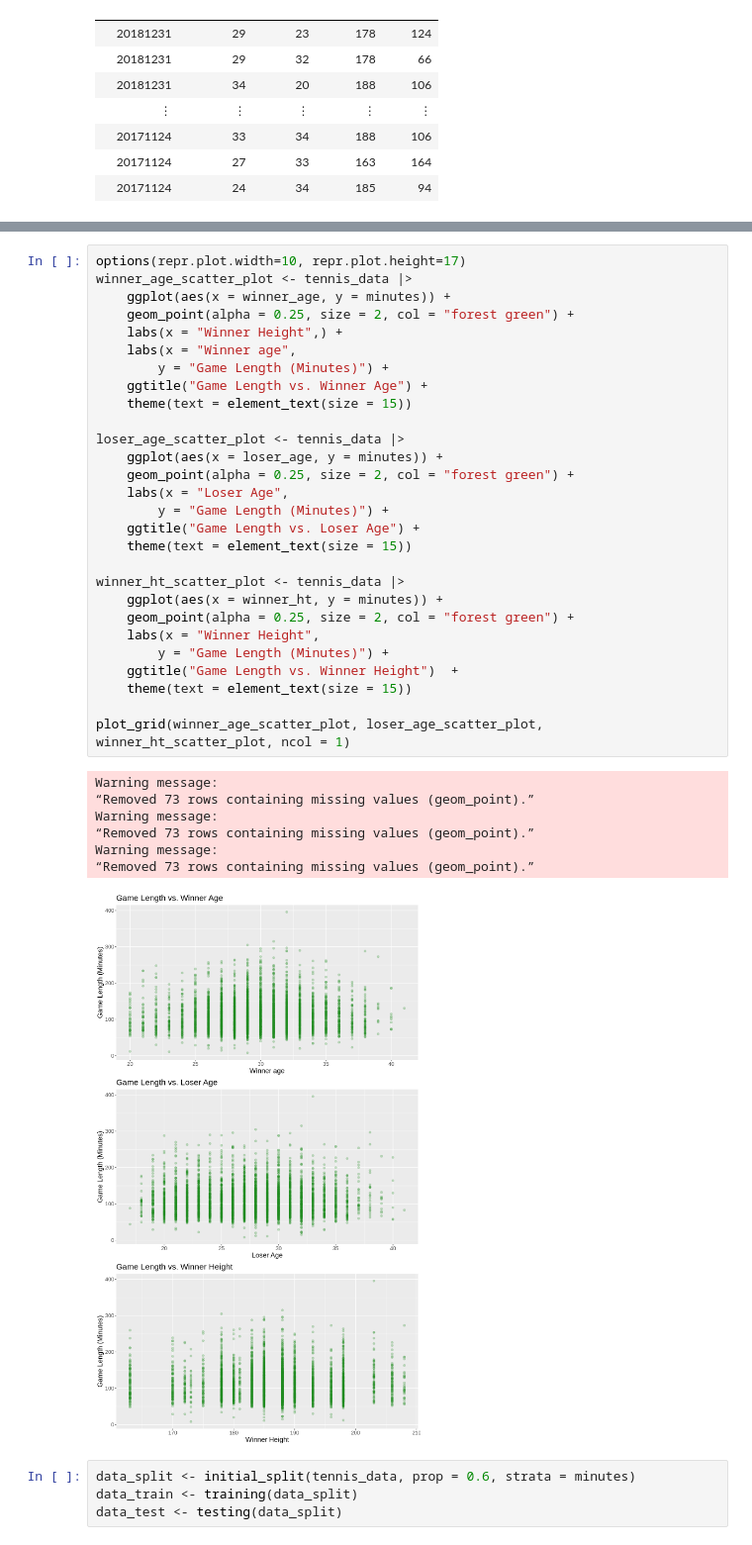
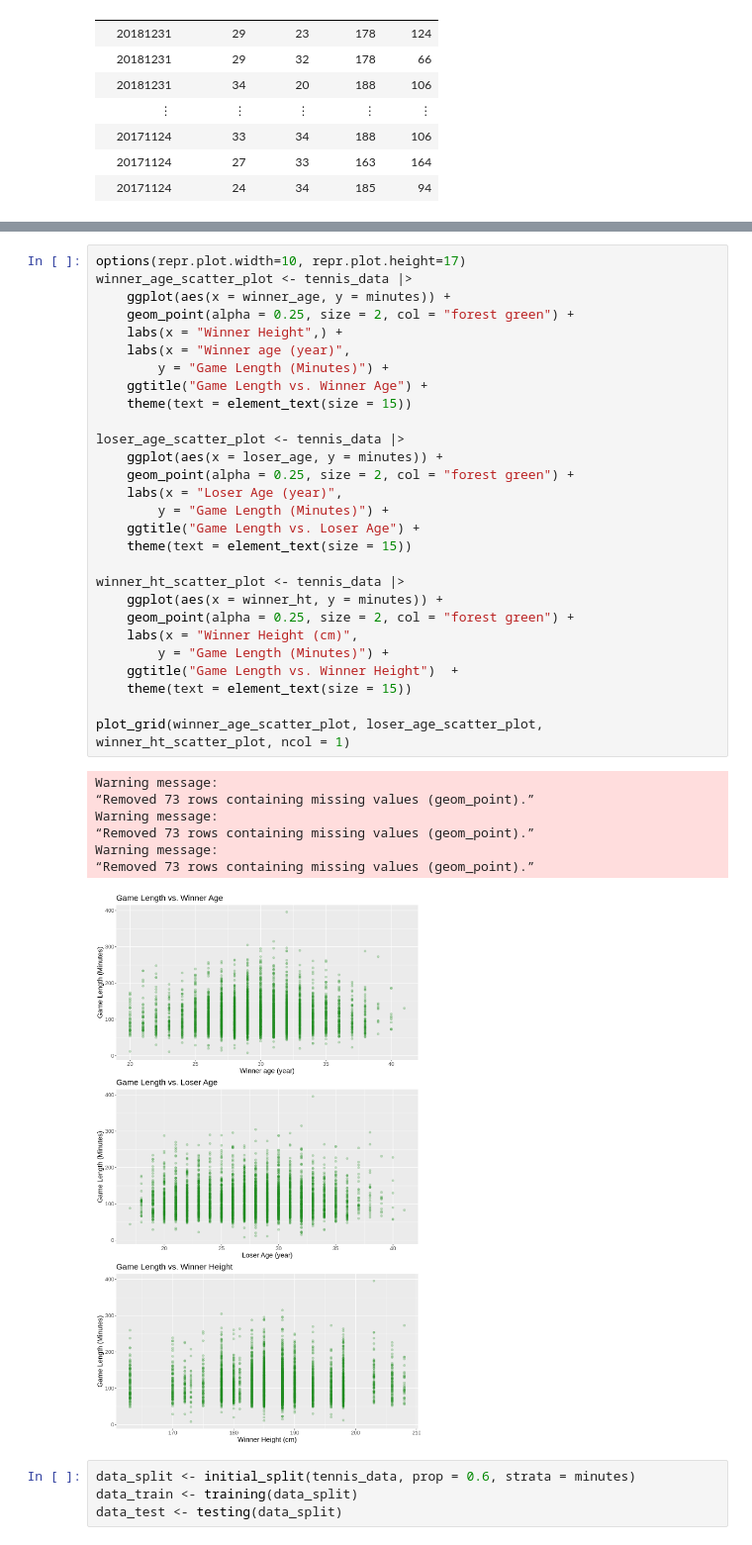
Before and after one commit to keelbeier/dsci100-group69, a Jupyter notebook: group_project_report.ipynb, the cells around one changed output, grey strips where cells are left out. Shown at 99% size. Cells and saved outputs as stored; diff of their text form.

```diff
--- a/group_project_report.ipynb
+++ b/group_project_report.ipynb
@@ -100,37 +120,37 @@ options(repr.plot.width=10, repr.plot.height=17)
 winner_age_scatter_plot <- tennis_data |>
     ggplot(aes(x = winner_age, y = minutes)) +
     geom_point(alpha = 0.25, size = 2, col = "forest green") +
     labs(x = "Winner Height",) +
-    labs(x = "Winner age",
+    labs(x = "Winner age (year)",
         y = "Game Length (Minutes)") +
     ggtitle("Game Length vs. Winner Age") +
     theme(text = element_text(size = 15))
 
 loser_age_scatter_plot <- tennis_data |>
     ggplot(aes(x = loser_age, y = minutes)) +
     geom_point(alpha = 0.25, size = 2, col = "forest green") +
-    labs(x = "Loser Age",
+    labs(x = "Loser Age (year)",
         y = "Game Length (Minutes)") +
     ggtitle("Game Length vs. Loser Age") +
     theme(text = element_text(size = 15))
 
 winner_ht_scatter_plot <- tennis_data |>
     ggplot(aes(x = winner_ht, y = minutes)) +
     geom_point(alpha = 0.25, size = 2, col = "forest green") +
-    labs(x = "Winner Height",
+    labs(x = "Winner Height (cm)",
         y = "Game Length (Minutes)") +
     ggtitle("Game Length vs. Winner Height")  +
     theme(text = element_text(size = 15))
 
 plot_grid(winner_age_scatter_plot, loser_age_scatter_plot, winner_ht_scatter_plot, ncol = 1)
 # %% [output]
 Warning message:
 “Removed 73 rows containing missing values (geom_point).”
 Warning message:
 “Removed 73 rows containing missing values (geom_point).”
 Warning message:
 “Removed 73 rows containing missing values (geom_point).”
-[figure, old version]
+[figure, new version]
 # %%
 data_split <- initial_split(tennis_data, prop = 0.6, strata = minutes)
 data_train <- training(data_split)
```
Also changed, not shown: parts of 7 cells of this notebook.
